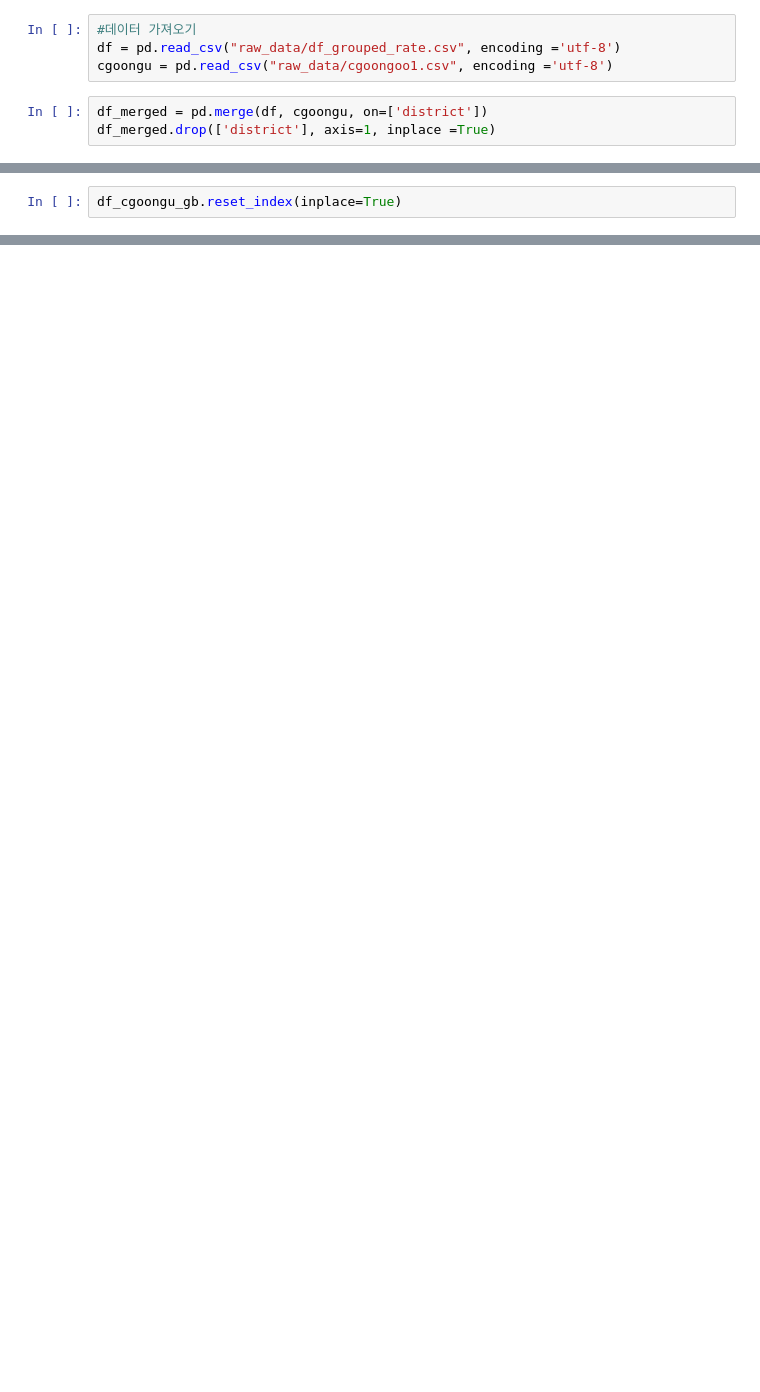
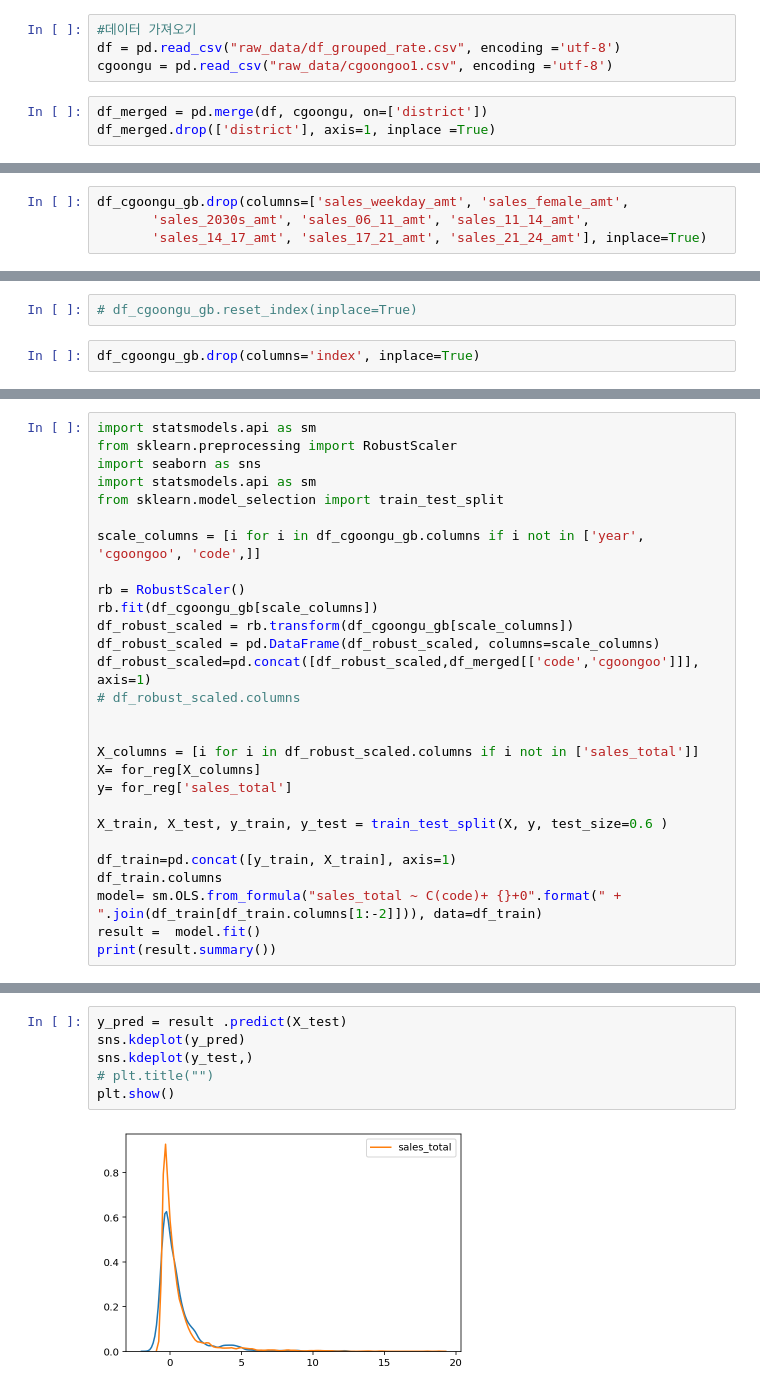
Before and after one commit to dayoungMM/Regression_project, a Jupyter notebook: 03_cgoongu_groupby.ipynb, the cells around one changed output, grey strips where cells are left out. Drawn from its saved outputs; the diff is of its cells as text; blank space fills up the shorter version.

Commit message:
re OLS - groupby시 mean으로 발생한 에러 수정-> median - 시군구별로 groupby하기 전 OLS 추가 - test train split 한 후 OLS

```diff
--- a/03_cgoongu_groupby.ipynb
+++ b/03_cgoongu_groupby.ipynb
@@ -54 +114,5 @@ df_cgoongu_gb.tail(3)
+# %%
+df_cgoongu_gb.drop(columns=['sales_weekday_amt', 'sales_female_amt',
+       'sales_2030s_amt', 'sales_06_11_amt', 'sales_11_14_amt',
+       'sales_14_17_amt', 'sales_17_21_amt', 'sales_21_24_amt'], inplace=True)
 # %%
@@ -58,2 +132,4 @@ df_cgoongu_gb.tail(3)
 # %%
-df_cgoongu_gb.reset_index(inplace=True)
+# df_cgoongu_gb.reset_index(inplace=True)
+# %%
+df_cgoongu_gb.drop(columns='index', inplace=True)
@@ -90,0 +228,28 @@ Warnings:
+# %%
+import statsmodels.api as sm
+from sklearn.preprocessing import RobustScaler
+import seaborn as sns
+import statsmodels.api as sm
+from sklearn.model_selection import train_test_split
+
+scale_columns = [i for i in df_cgoongu_gb.columns if i not in ['year', 'cgoongoo', 'code',]]
+
+rb = RobustScaler()
+rb.fit(df_cgoongu_gb[scale_columns])
+df_robust_scaled = rb.transform(df_cgoongu_gb[scale_columns])
+df_robust_scaled = pd.DataFrame(df_robust_scaled, columns=scale_columns)
+df_robust_scaled=pd.concat([df_robust_scaled,df_merged[['code','cgoongoo']]], axis=1)
+# df_robust_scaled.columns
+
+
+X_columns = [i for i in df_robust_scaled.columns if i not in ['sales_total']]
+X= for_reg[X_columns]
+y= for_reg['sales_total']
+
+X_train, X_test, y_train, y_test = train_test_split(X, y, test_size=0.6 )
+
+df_train=pd.concat([y_train, X_train], axis=1)
+df_train.columns
+model= sm.OLS.from_formula("sales_total ~ C(code)+ {}+0".format(" + ".join(df_train[df_train.columns[1:-2]])), data=df_train)
+result =  model.fit()
+print(result.summary())
@@ -90,0 +288,8 @@ Warnings:
+# %%
+y_pred = result .predict(X_test)
+sns.kdeplot(y_pred)
+sns.kdeplot(y_test,)
+# plt.title("")
+plt.show()
+# %% [output]
+[figure, added]
```
Also changed, not shown: parts of 19 cells of this notebook.
